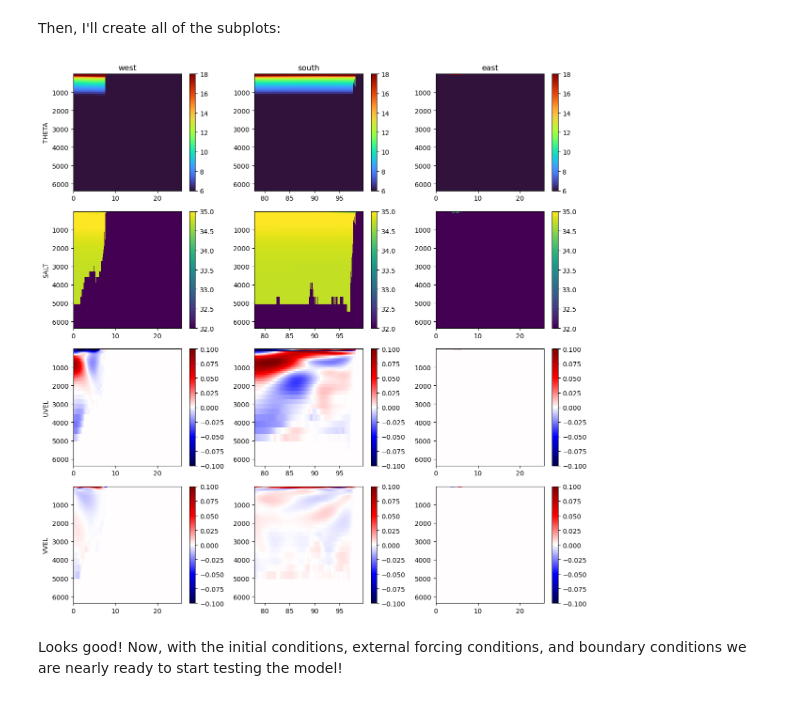
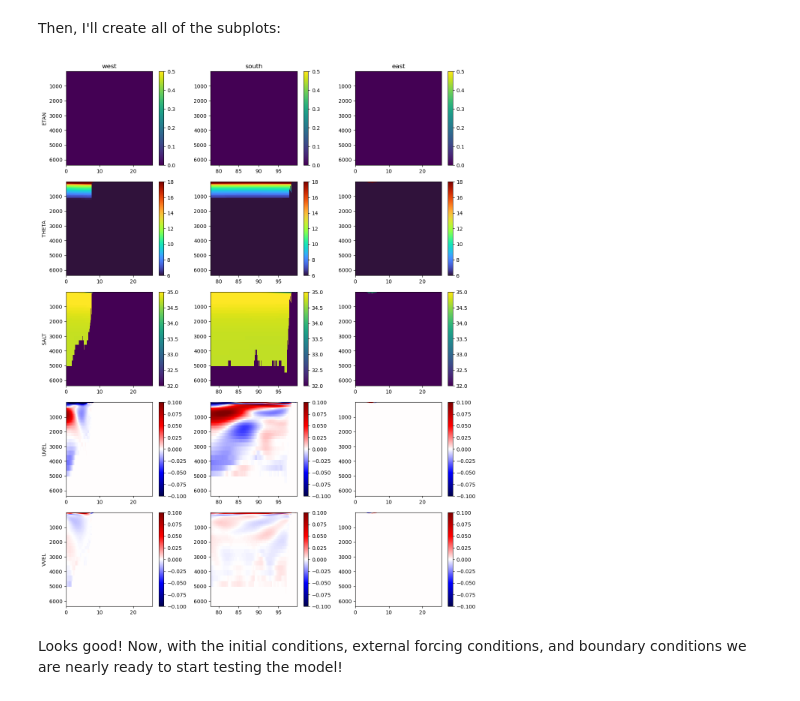
Before and after one commit to ryee752/cs185c_fall2024, a Jupyter notebook: Project/notebook/Creating_the_Boundary_Conditions.ipynb, the cells around one changed output. Saved outputs shown, nothing was run; the diff lists cells and outputs as text; code cells hidden in the pictures.

```diff
--- a/Project/notebook/Creating_the_Boundary_Conditions.ipynb
+++ b/Project/notebook/Creating_the_Boundary_Conditions.ipynb
@@ -189,10 +190,11 @@ year = 2010
 # file_prefix_dict = {'THETA':'THETA_'+str(year)+'.nc'}
 
 # # once tested with the above dict, run and comment with this one
-file_prefix_dict = {'THETA':'THETA_'+str(year)+'.nc',
-                    'SALT':'SALT_'+str(year)+'.nc',
-                    'UVEL':'UVELMASS_'+str(year)+'.nc',
-                    'VVEL':'VVELMASS_'+str(year)+'.nc'}
+file_prefix_dict = {'ETAN':'ETAN_2010.nc',
+                    'THETA':'THETA_2010.nc',
+                    'SALT':'SALT_2010.nc',
+                    'UVEL':'UVELMASS_2010.nc',
+                    'VVEL':'VVELMASS_2010.nc'}
 variable_names = list(file_prefix_dict.keys())
 # %% [markdown]
 Now, read the fields from the same tiles:
@@ -205,24 +207,31 @@ timesteps = 12 # data is monthly
 for variable_name in variable_names:
     if variable_name == 'ETAN':
         ds = nc4.Dataset(os.path.join(data_folder,file_prefix_dict[variable_name]))
+        # print(ds)
         grid = ds.variables[variable_name][:,:,:,:]
+        # print(grid.shape)
         ds.close()
     elif 'VEL' in variable_name:
         ds = nc4.Dataset(os.path.join(data_folder,'UVELMASS_'+str(year)+'.nc'))
+        # print(ds)
         u_grid = ds.variables['UVELMASS'][:,:,:,:,:]
         ds.close()
         ds = nc4.Dataset(os.path.join(data_folder,'VVELMASS_'+str(year)+'.nc'))
+        # print(ds)
         v_grid = ds.variables['VVELMASS'][:,:,:,:,:]
         ds.close()
     else:
         ds = nc4.Dataset(os.path.join(data_folder,file_prefix_dict[variable_name]))
+        # print(ds)
         grid = ds.variables[variable_name][:,:,:,:,:]
+        # print(grid.shape)
         ds.close()
 
     # create a grid of zeros to fill in
     N = np.shape(grid)[-1]*np.shape(grid)[-2]
     if variable_name == 'ETAN':
         init_grid = np.zeros((timesteps, 1, N*len(tile_list)))
+        # print(init_grid.shape)
     else:
         init_grid = np.zeros((timesteps, np.size(ecco_RF_tiles[1]), N*len(tile_list)))
 
@@ -231,12 +240,16 @@ for variable_name in variable_names:
         points_counted = 0
         for tile_number in tile_list:
             if variable_name == 'ETAN':
-                init_grid[t, points_counted:points_counted+N] = \
+                # print(init_grid[t, 0, points_counted:points_counted+N].shape)
+                # print(grid[t, tile_number-1, :, :].shape)
+                init_grid[t, 0, points_counted:points_counted+N] = \
                      grid[t, tile_number-1, :, :].ravel()
             elif 'VEL' in variable_name: # when using velocity, need to consider the tile rotations
                 if variable_name == 'UVEL':
                     if tile_number<7:
                         for k in range(np.size(ecco_RF_tiles[1])):
+                            # print(init_grid[t, k,points_counted:points_counted+N].shape)
+                            # print(u_grid[t, k, tile_number-1, :, :].shape)
                             init_grid[t, k,points_counted:points_counted+N] = \
                                  u_grid[t, k, tile_number-1, :, :].ravel()
                     else:
@@ -245,6 +258,8 @@ for variable_name in variable_names:
                                  v_grid[t, k, tile_number-1, :, :].ravel()
                 if variable_name == 'VVEL':
                     if tile_number<7:
+                        # print(init_grid[t,k,points_counted:points_counted+N].shape)
+                        # print(v_grid[t, k, tile_number-1, :, :].shape)
                         for k in range(np.size(ecco_RF_tiles[1])):
                             init_grid[t,k,points_counted:points_counted+N] = \
                                  v_grid[t, k, tile_number-1, :, :].ravel()
@@ -254,6 +269,8 @@ for variable_name in variable_names:
                                  -1*u_grid[t, k, tile_number-1, :, :].ravel()
             else:
                 for k in range(np.size(ecco_RF_tiles[1])):
+                    # print(init_grid[t,k,points_counted:points_counted+N].shape)
+                    # print(grid[t, k, tile_number-1, :, :].shape)
                     init_grid[t,k,points_counted:points_counted+N] = \
                      grid[t, k, tile_number-1, :, :].ravel()
             points_counted += N
@@ -273,6 +290,7 @@ for variable_name in variable_names:
                 non_zero_indices = ecco_hFacS_points[k,:]!=0
                 init_grid[t,k,non_zero_indices] = init_grid[t,k,non_zero_indices]/(ecco_hFacS_points[k,non_zero_indices])
     init_grids.append(init_grid)
+# print(init_grids)
 # %% [markdown]
 ### Step 5: Interpolate the Fields onto the Model Grid
 Next, I will interpolate the ECCO external fields I read in onto my model domain. I will use the `horizonal` module from the `eccoseas` package to accomplish this interpolation.
@@ -345,14 +366,15 @@ for boundary in boundary_list:
 ### Step 6: Plotting the Boundary Fields
 Now that the fields have been generated, I will plot them to ensure they look as expected. First, I'll generate some metadata for each one:
 # %%
-meta_dict = {'THETA':[6, 18, 'turbo', 'm'],
+meta_dict = {'ETAN':[0, 0.5, 'viridis', 'm'],
+            'THETA':[6, 18, 'turbo', 'm'],
             'SALT':[32, 35, 'viridis', 'm'],
             'UVEL':[-0.1, 0.1, 'seismic', 'm'],
             'VVEL':[-0.1, 0.1, 'seismic', 'm']}
 # %% [markdown]
 Then, I'll create all of the subplots:
 # %%
-fig = plt.figure(figsize=(12,12))
+fig = plt.figure(figsize=(12,15))
 
 
 plot_counter = 0
@@ -369,34 +391,34 @@ for i in range(len(variable_names)):
             if boundary=='west':
                 x = YC[:,1]
             if boundary=='east':
                 x = YC[:,-1]
         else:
             boundary_grid = boundary_grid.reshape((timesteps, np.shape(delR)[0],np.shape(XC)[1]))
             boundary_grid = boundary_grid[0, :, :] # choose just the first timestep for plotting
             if boundary=='north':
                 x = XC[-1,:]
             if boundary=='south':
                 x = XC[1,:]
 
         plot_counter += 1
         plt.subplot(len(variable_names),len(boundary_list),plot_counter)
         C = plt.pcolormesh(x, Z, boundary_grid,
                            vmin=meta_dict[variable_names[i]][0],
                            vmax=meta_dict[variable_names[i]][1],
                            cmap=meta_dict[variable_names[i]][2])
         plt.colorbar(C,fraction=0.26)
         plt.gca().invert_yaxis()
 
         if plot_counter%3==1:
             plt.ylabel(variable_name)
         if plot_counter<4:
             plt.title(boundary)
 
 plt.tight_layout()
 
 plt.show()
 # %% [output]
-[figure, old version]
+[figure, new version]
 # %% [markdown]
 Looks good! Now, with the initial conditions, external forcing conditions, and boundary conditions we are nearly ready to start testing the model!
 # %% [markdown]
```
Also changed, not shown: parts of 2 cells of this notebook.
